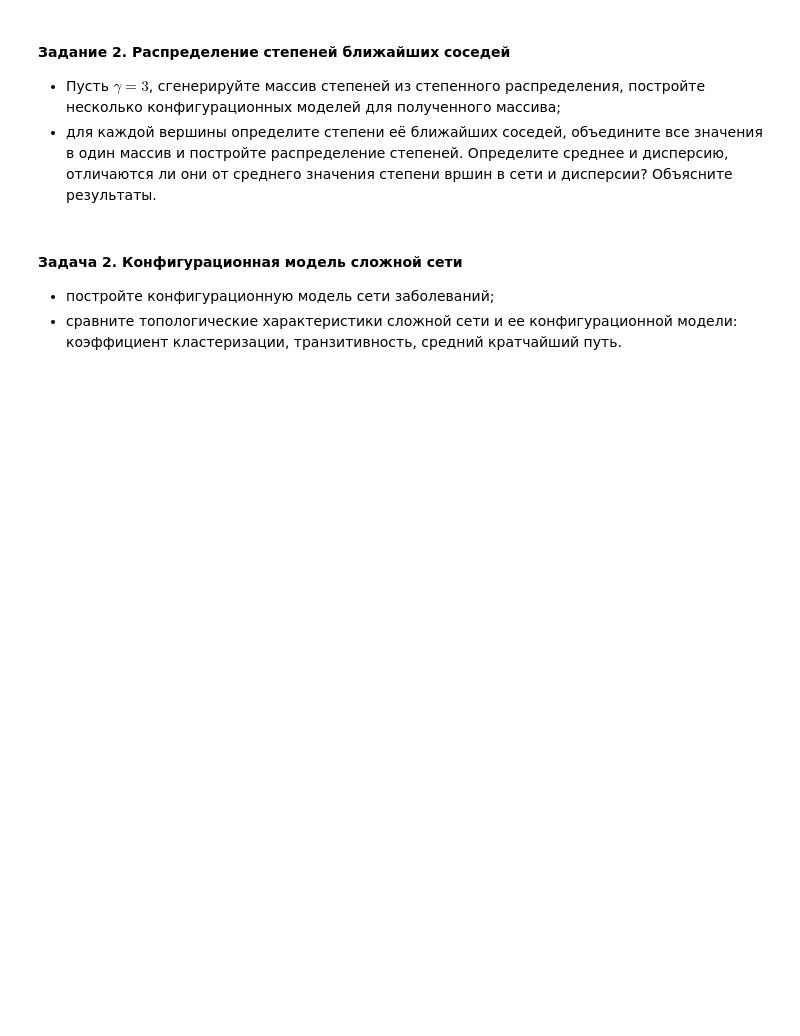
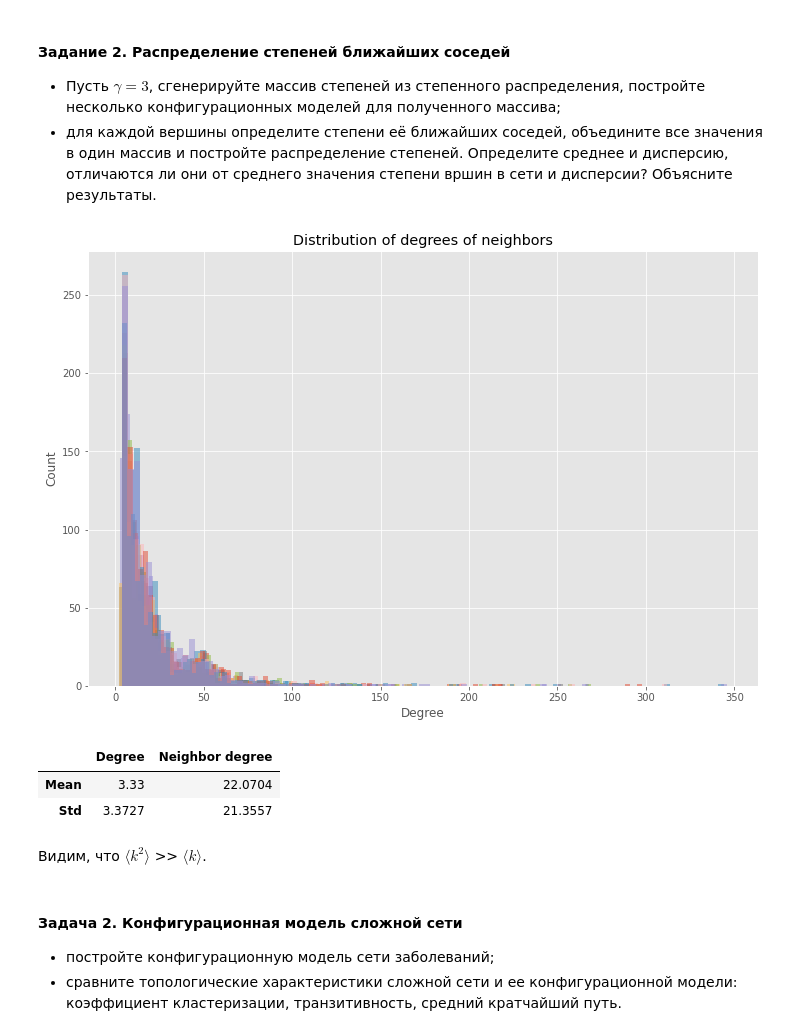
Before and after one commit to maxim-speshilov/NetworkAnalysis, a Jupyter notebook: HW 3/Домашнее задание 03.ipynb, the cells around one changed output. Drawn from its saved outputs; the diff is of its cells as text; code cells hidden in the pictures; blank space fills up the shorter version.

```diff
--- a/HW 3/Домашнее задание 03.ipynb
+++ b/HW 3/Домашнее задание 03.ipynb
@@ -66,2 +64,17 @@ $$
+# %%
+def exp_n_multiedges(degrees):
+    mean_degree = np.array(degrees).mean()
+    return 0.5 * (((np.array(degrees)**2).mean() - mean_degree) /
+                  mean_degree)**2
+
+def exp_n_selfloops(degrees):
+    mean_degree = np.array(degrees).mean()
+    return 0.5 * (((np.array(degrees)**2).mean() - mean_degree) /
+                  mean_degree)
+
+def exp_clustering_coefficient(degrees):
+    mean_degree = np.array(degrees).mean()
+    return (1. / len(degrees)) * ((((np.array(degrees)**2).mean() - mean_degree)**2) /
+                      mean_degree**3)
 # %% [markdown]
 * напишите функции, вычисляющие число мультиребер, число петель и средний коэффициент кластеризации для заданного мультиграфа;
@@ -86,6 +162,50 @@ print(power_law(2,size=10))
 #### Задание 2. Распределение степеней ближайших соседей
  * Пусть $\gamma=3$, сгенерируйте массив степеней из степенного распределения, постройте несколько конфигурационных моделей для полученного массива;
  * для каждой вершины определите степени её ближайших соседей, объедините все значения в один массив и постройте распределение степеней. Определите среднее и дисперсию, отличаются ли они от среднего значения степени  вршин в сети и дисперсии? Объясните результаты.
+# %%
+plt.style.use('ggplot')
+plt.figure(figsize=(12, 8))
+
+gamma = 3
+size = 1000
+n_run = 10
+
+degs = power_law(gamma)
+if (degs.sum() % 2) != 0:
+  degs[np.random.randint(0, size)] += 1
+
+k_nns = []
+
+for k in range(n_run):
+  k_nn = []
+  G = nx.configuration_model(degs)
+
+  for i in G.nodes():
+    k_nn.append(sum([G.degree(j) for j in G.neighbors(i)]))
+
+  k_nns.append(np.array(k_nn))
+
+  plt.hist(k_nn, bins=100, alpha = 0.5)
+  plt.xlabel("Degree")
+  plt.ylabel("Count")
+
+plt.title('Distribution of degrees of neighbors');
+# %% [output]
+[figure, added]
+# %%
+df = pd.DataFrame(columns=['Degree', 'Neighbor degree'], index=['Mean', 'Std'])
+
+df.iloc[0, 0] = degs.mean()
+df.iloc[1, 0] = degs.std()
+df.iloc[0, 1] = np.array(k_nns).mean()
+df.iloc[1, 1] = (np.array(k_nns).mean(axis=0)).std()
+df
+# %% [output]
+|  | Degree | Neighbor degree |
+| Mean | 3.33 | 22.0704 |
+| Std | 3.3727 | 21.3557 |
+# %% [markdown]
+Видим, что $ \langle k^2 \rangle $ >> $ \langle k \rangle $.
 # %% [markdown]
 #### Задача 2. Конфигурационная модель сложной сети
 * постройте конфигурационную модель сети заболеваний;
```
Also changed, not shown: parts of 10 cells of this notebook.
